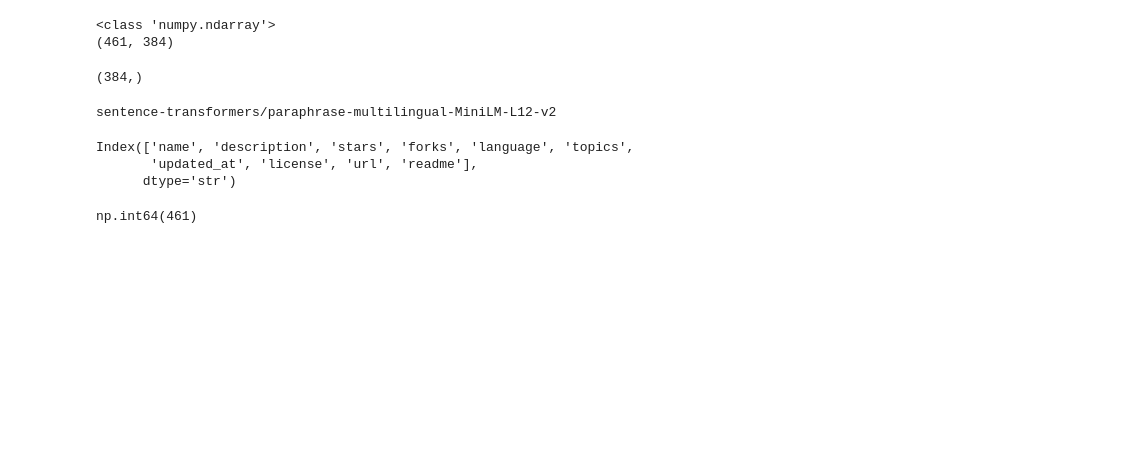
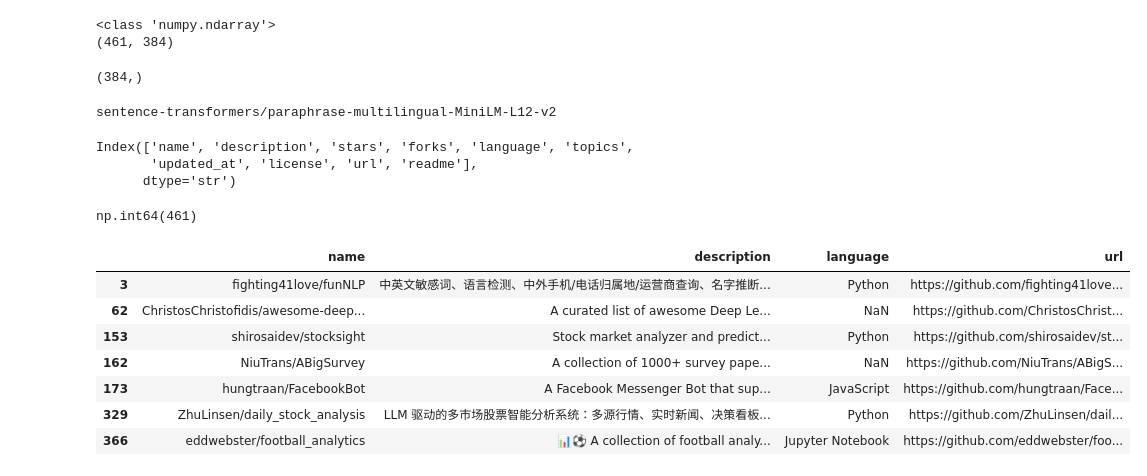
Before and after one commit to AyushPratap05/Github-Recommender, a Jupyter notebook: notebook/repo.ipynb, the cells around one changed output. Cells and saved outputs as stored; diff of their text form; code cells hidden in the pictures; blank space fills up the shorter version.

```diff
--- a/notebook/repo.ipynb
+++ b/notebook/repo.ipynb
@@ -505,3 +505,24 @@ Index(['name', 'description', 'stars', 'forks', 'language', 'topics',
 pd.read_csv("../Data/repositories.csv")["readme"].notna().sum()
 # %% [output]
 np.int64(461)
+# %%
+import pandas as pd
+
+df = pd.read_csv("../Data/repositories.csv")
+
+matches = df[
+    df["name"].str.contains("fake|news", case=False, na=False)
+    | df["description"].str.contains("fake|news", case=False, na=False)
+    | df["readme"].str.contains("fake news", case=False, na=False)
+]
+
+matches[["name", "description", "language", "url"]]
+# %% [output]
+|  | name | description | language | url |
+| 3 | fighting41love/funNLP | 中英文敏感词、语言检测、中外手机/电话归属地/运营商查询、名字推断... | Python | https://github.com/fighting41love... |
+| 62 | ChristosChristofidis/awesome-deep... | A curated list of awesome Deep Le... | NaN | https://github.com/ChristosChrist... |
+| 153 | shirosaidev/stocksight | Stock market analyzer and predict... | Python | https://github.com/shirosaidev/st... |
+| 162 | NiuTrans/ABigSurvey | A collection of 1000+ survey pape... | NaN | https://github.com/NiuTrans/ABigS... |
+| 173 | hungtraan/FacebookBot | A Facebook Messenger Bot that sup... | JavaScript | https://github.com/hungtraan/Face... |
+| 329 | ZhuLinsen/daily_stock_analysis | LLM 驱动的多市场股票智能分析系统：多源行情、实时新闻、决策看板... | Python | https://github.com/ZhuLinsen/dail... |
+| 366 | eddwebster/football_analytics | 📊⚽ A collection of football analy... | Jupyter Notebook | https://github.com/eddwebster/foo... |
```
